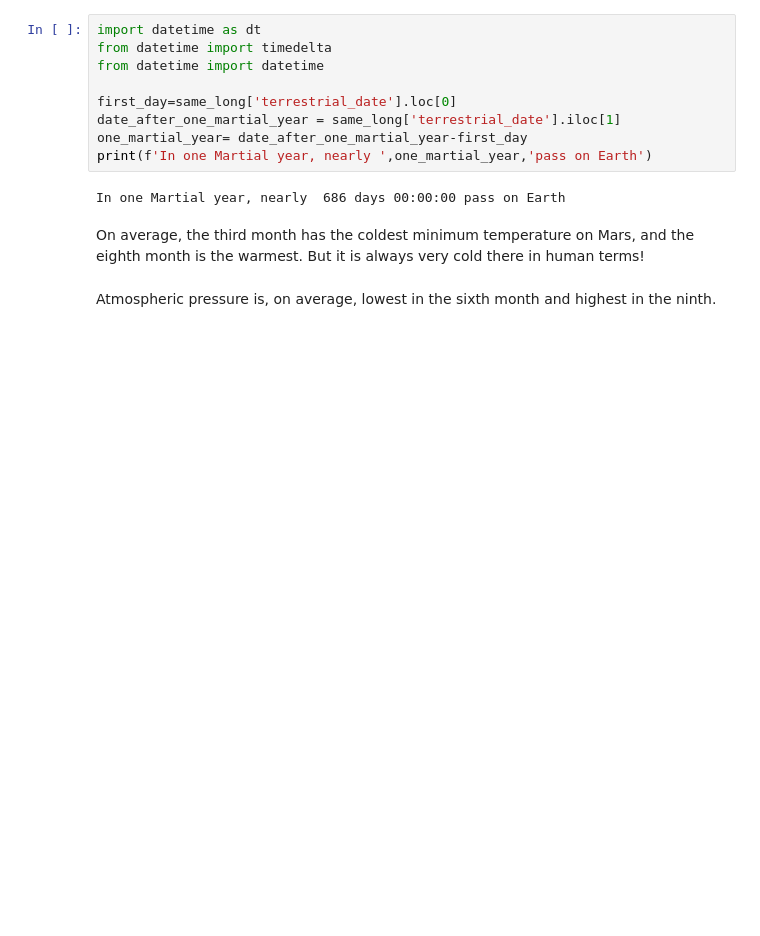
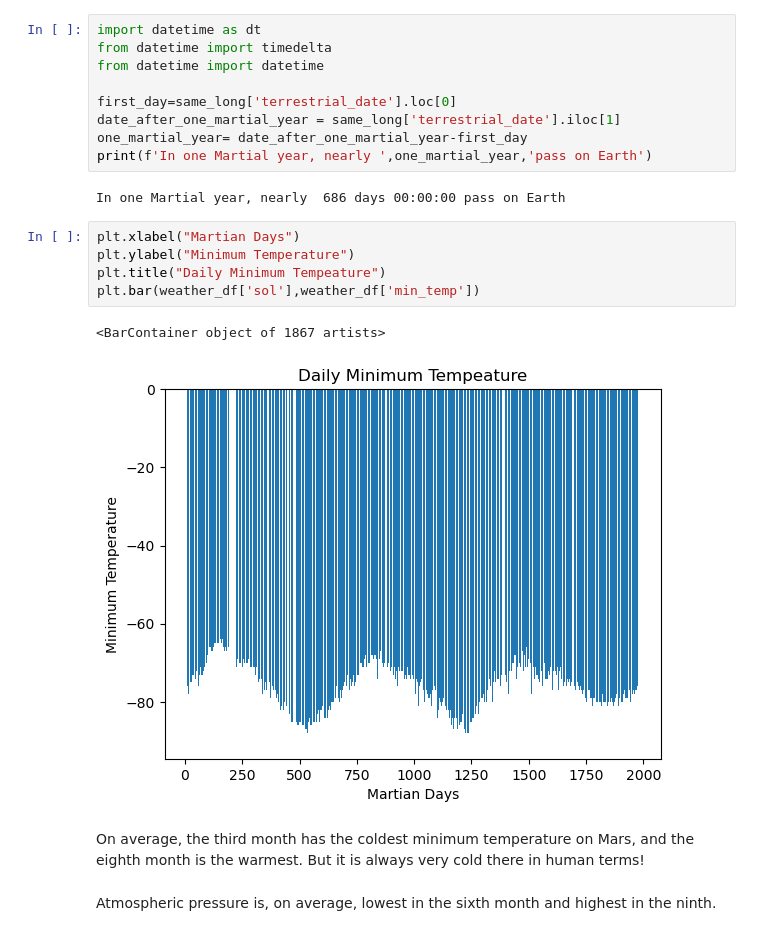
Before and after one commit to jmvandame/Module-11-Challenge-HTML, a Jupyter notebook: part_2_mars_weather.ipynb, the cells around one changed output. Cells and saved outputs as stored; diff of their text form; blank space fills up the shorter version.

```diff
--- a/part_2_mars_weather.ipynb
+++ b/part_2_mars_weather.ipynb
@@ -247,6 +247,14 @@ one_martial_year= date_after_one_martial_year-first_day
 print(f'In one Martial year, nearly ',one_martial_year,'pass on Earth')
 # %% [output]
 In one Martial year, nearly  686 days 00:00:00 pass on Earth
+# %%
+plt.xlabel("Martian Days")
+plt.ylabel("Minimum Temperature")
+plt.title("Daily Minimum Tempeature")
+plt.bar(weather_df['sol'],weather_df['min_temp'])
+# %% [output]
+<BarContainer object of 1867 artists>
+[figure, added]
 # %% [markdown]
 On average, the third month has the coldest minimum temperature on Mars, and the eighth month is the warmest. But it is always very cold there in human terms!
 # %% [markdown]
```
Also changed, not shown: parts of 2 cells of this notebook.
